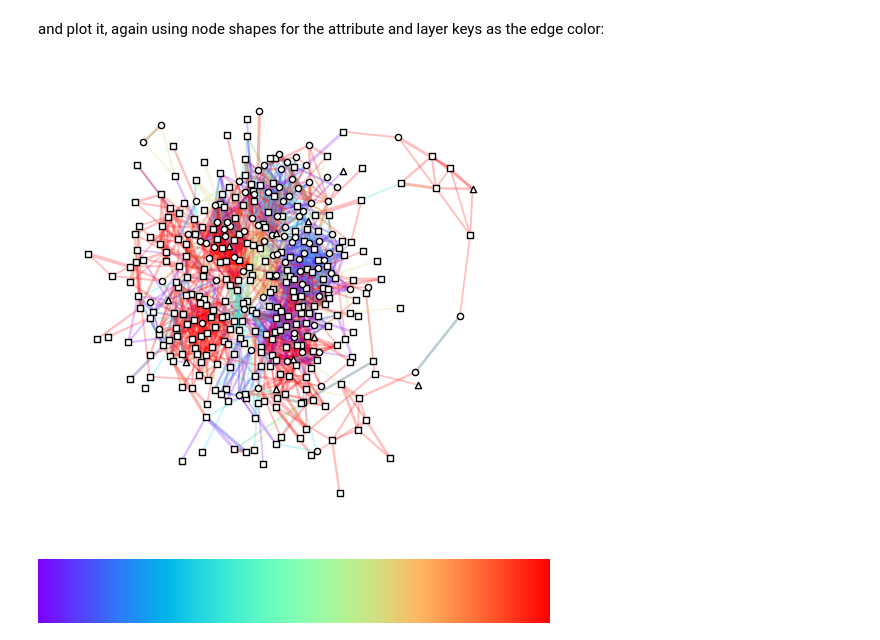
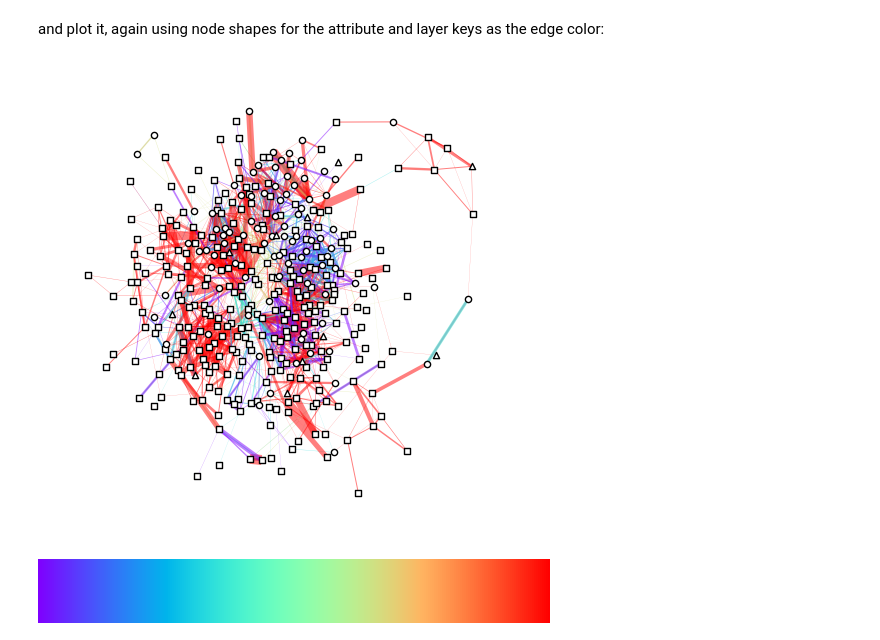
Before and after one commit to gesiscss/css_methods_python, a Jupyter notebook: c_data_preprocessing_methods/2_multilayer_and_multimodal_network_construction.ipynb, the cells around one changed output. Drawn from its saved outputs; the diff is of its cells as text; code cells hidden in the pictures.

```diff
--- a/c_data_preprocessing_methods/2_multilayer_and_multimodal_network_construction.ipynb
+++ b/c_data_preprocessing_methods/2_multilayer_and_multimodal_network_construction.ipynb
@@ -368,7 +370,7 @@ for i in range(len(window_sizes)):
         time_zero = time_zero,
         window_size = window_sizes[i],
         inclusive = 'left',
-        fun = 'max'
+        fun = 'sum'
     )
     G_agg = nx.from_pandas_edgelist(
         df = df_agg,
@@ -412,7 +414,7 @@ for i in range(4):
             time_zero = time_zero,
             window_size = window_size,
             inclusive = 'left',
-            fun = 'max'
+            fun = 'sum'
         ))
         G_agg = nx.from_pandas_edgelist(
             df = edgelists_cns_bt_day[i+j],
@@ -476,7 +478,7 @@ while time_begin < time_end:
             time_zero = time_begin,
             window_size = window_size,
             inclusive = 'left',
-            fun='max'
+            fun='sum'
         )
         G_agg = nx.from_pandas_edgelist(
             df = df_agg,
@@ -558,30 +560,30 @@ nx.set_node_attributes(G=MG_cns_bt_f2f_p_lcc, values=pos_cns_bt_f2f_p_lcc, name=
 # %%
 plt.figure(figsize=[6, 6])
 for i in range(3):
     nx.draw_networkx_nodes(
         G = MG_cns_bt_f2f_p_lcc,
         pos = nx.get_node_attributes(G=MG_cns_bt_f2f_p_lcc, name='pos'),
         nodelist = [node for node, attribute in MG_cns_bt_f2f_p_lcc.nodes(data=True) if attribute['sex'] == i],
         node_size = 20,
         node_color = 'white',
         node_shape = shapes[i],
         linewidths = 1.,
         edgecolors = 'black'
     )
 nx.draw_networkx_edges(
     G = MG_cns_bt_f2f_p_lcc,
     pos = nx.get_node_attributes(G=MG_cns_bt_f2f_p_lcc, name='pos'),
-    width = [width/20 for width in nx.get_edge_attributes(G=MG_cns_bt_f2f_p_lcc, name='strength').values()],
+    width = [width/200 for width in nx.get_edge_attributes(G=MG_cns_bt_f2f_p_lcc, name='strength').values()],
     edge_color = [key for u, v, key in MG_cns_bt_f2f_p_lcc.edges.keys()],
-    alpha = .25,
+    alpha = .5,
     edge_cmap = plt.cm.rainbow,
     node_size = 20
 )
 plt.box(False)
 plt.savefig('results/MG_cns_bt_f2f_p_lcc.pdf')
 plt.savefig('results/MG_cns_bt_f2f_p_lcc.png')
 # %% [output]
-[figure, old version]
+[figure, new version]
 # %%
 plt.cm.rainbow
 # %% [output]
```
Also changed, not shown: parts of 11 cells of this notebook, 1 other file.
